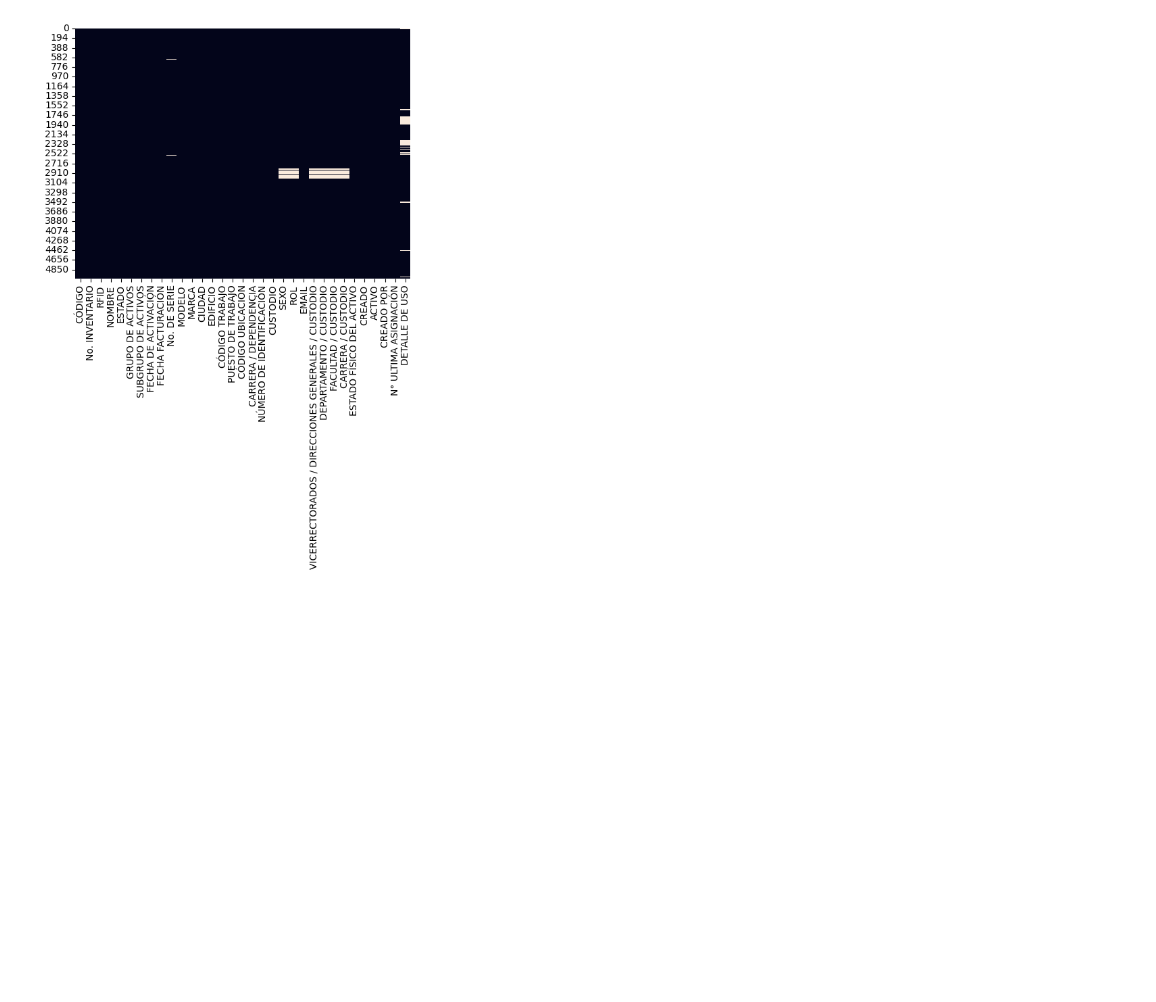
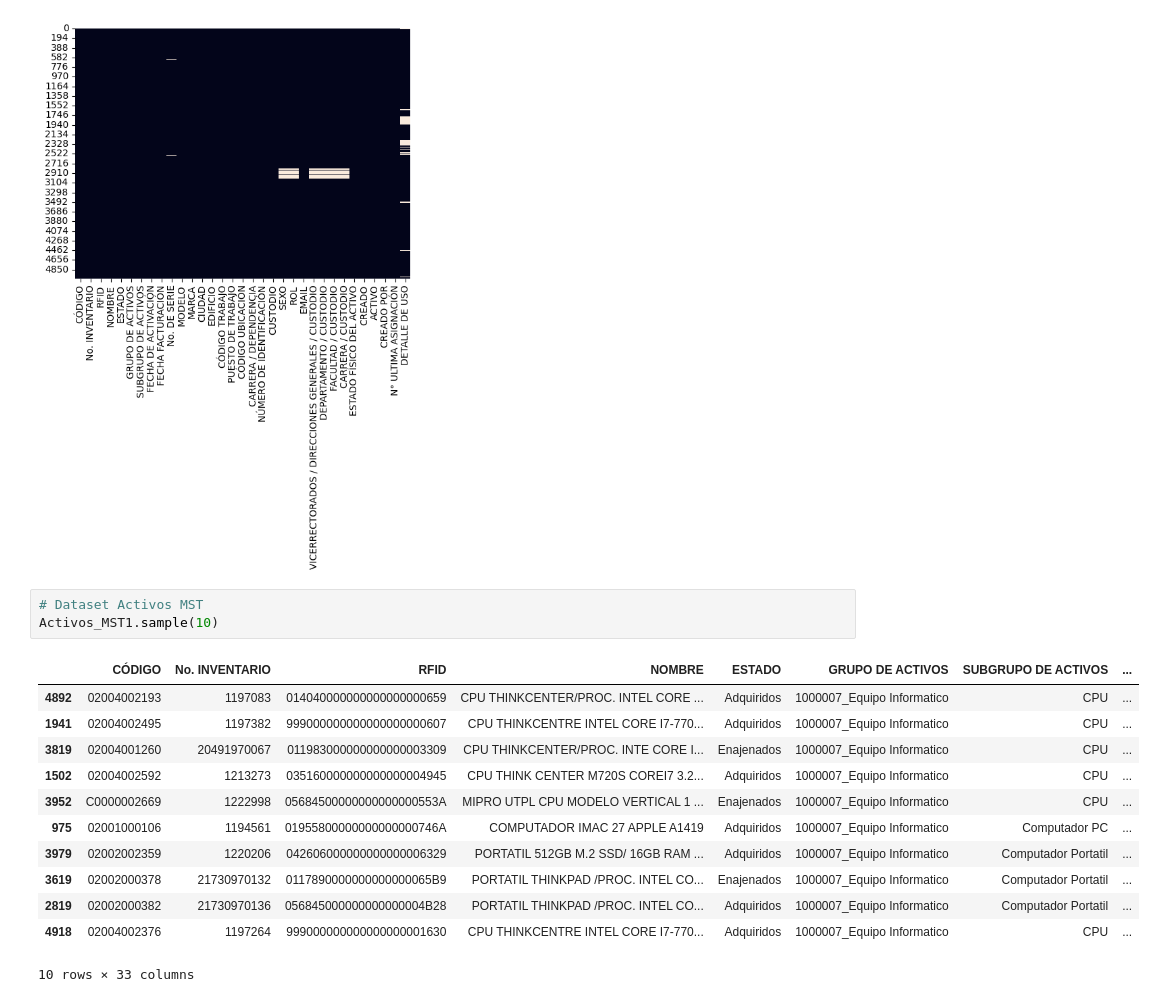
Before and after one commit to mpjuarez/introduccion-IA, a Jupyter notebook: TT_IA.ipynb, the cells around one changed output. Cells and saved outputs as stored; diff of their text form; blank space fills up the shorter version.

```diff
--- a/TT_IA.ipynb
+++ b/TT_IA.ipynb
@@ -201,5 +201,21 @@ sns.heatmap(Activos_MST1.isnull(), cbar=False)
 plt.show()
 # %% [output]
 [figure]
+# %%
+# Dataset Activos MST
+Activos_MST1.sample(10)
+# %% [output]
+|  | CÓDIGO | No. INVENTARIO | RFID | NOMBRE | ESTADO | GRUPO DE ACTIVOS | SUBGRUPO DE ACTIVOS | ... |
+| 4892 | 02004002193 | 1197083 | 014040000000000000000659 | CPU THINKCENTER/PROC. INTEL CORE ... | Adquiridos | 1000007_Equipo Informatico | CPU | ... |
+| 1941 | 02004002495 | 1197382 | 999000000000000000000607 | CPU THINKCENTRE INTEL CORE I7-770... | Adquiridos | 1000007_Equipo Informatico | CPU | ... |
+| 3819 | 02004001260 | 20491970067 | 011983000000000000003309 | CPU THINKCENTER/PROC. INTE CORE I... | Enajenados | 1000007_Equipo Informatico | CPU | ... |
+| 1502 | 02004002592 | 1213273 | 035160000000000000004945 | CPU THINK CENTER M720S COREI7 3.2... | Adquiridos | 1000007_Equipo Informatico | CPU | ... |
+| 3952 | C0000002669 | 1222998 | 05684500000000000000553A | MIPRO UTPL CPU MODELO VERTICAL 1 ... | Enajenados | 1000007_Equipo Informatico | CPU | ... |
+| 975 | 02001000106 | 1194561 | 01955800000000000000746A | COMPUTADOR IMAC 27 APPLE A1419 | Adquiridos | 1000007_Equipo Informatico | Computador PC | ... |
+| 3979 | 02002002359 | 1220206 | 042606000000000000006329 | PORTATIL 512GB M.2 SSD/ 16GB RAM ... | Adquiridos | 1000007_Equipo Informatico | Computador Portatil | ... |
+| 3619 | 02002000378 | 21730970132 | 0117890000000000000065B9 | PORTATIL THINKPAD /PROC. INTEL CO... | Enajenados | 1000007_Equipo Informatico | Computador Portatil | ... |
+| 2819 | 02002000382 | 21730970136 | 056845000000000000004B28 | PORTATIL THINKPAD /PROC. INTEL CO... | Adquiridos | 1000007_Equipo Informatico | Computador Portatil | ... |
+| 4918 | 02004002376 | 1197264 | 999000000000000000001630 | CPU THINKCENTRE INTEL CORE I7-770... | Adquiridos | 1000007_Equipo Informatico | CPU | ... |
+10 rows × 33 columns
 # %%
 #Dataset web security
```
Also changed, not shown: parts of 3 cells of this notebook.
